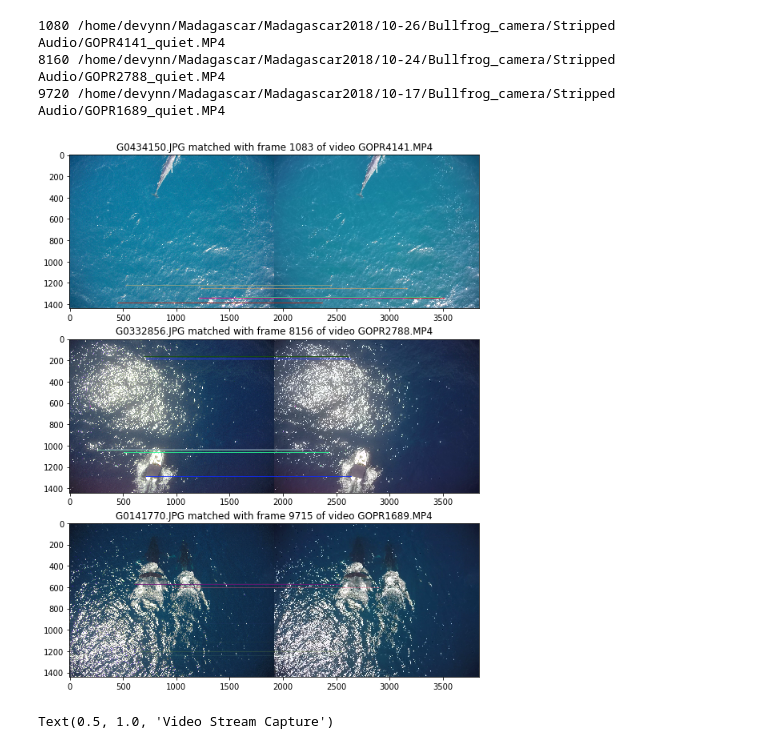
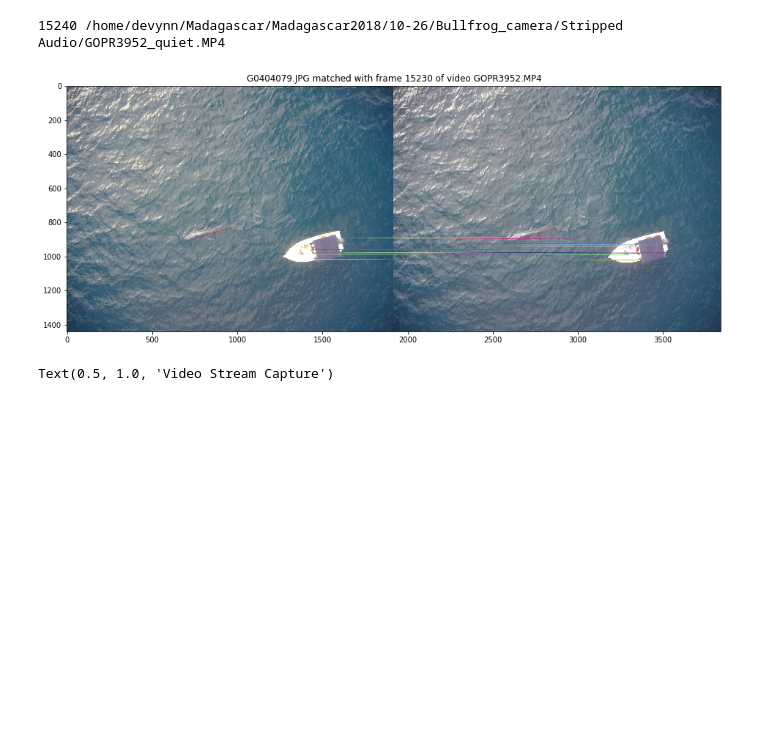
Before and after one commit to PointRoadSolutions/omurasWhaleAnalysis, a Jupyter notebook: Madagascar Image Processing.ipynb, the cells around one changed output. Saved outputs shown, nothing was run; the diff lists cells and outputs as text; code cells hidden in the pictures; blank space fills up the shorter version.

```diff
--- a/Madagascar Image Processing.ipynb
+++ b/Madagascar Image Processing.ipynb
@@ -125,38 +125,36 @@ def findframe(images, pathbegin = '/home/devynn/Madagascar/', framecheck = 10, s
         matchset = matches[framestop]
         exactframe = framestop+frameflag-framecheck
 
         # Append list to bestmatches containing image, keypoints, frame, matches, frame number, image and video filenames
         bestmatches.append([image, kp_img, frameset_colorcorrect[framestop],
                             kp[framestop], matchset, exactframe, imagefile, videofile])
 
     # Graph everything
     if showgraph is True:
         mpl.rcParams['figure.figsize'] = [16.0, 12.0]
 
         for image_video_pair in range(len(bestmatches)):
             dataset = bestmatches[image_video_pair]
             matched_image = dataset[0]
             matched_kp_img = dataset[1]
             matched_frame = dataset[2]
             matched_kp_frame = dataset[3]
             matched_matches = dataset[4]
             framename = dataset[5]
             imagename = dataset[6]
             videoname = dataset[7]
             imagematches = cv2.drawMatches(matched_image, matched_kp_img,
                                            matched_frame, matched_kp_frame, matched_matches[:20], None, flags=2)
             plt.subplot(len(bestmatches), 1, image_video_pair+1)
             plt.imshow(imagematches)
             plt.title(imagename + ' matched with frame ' + str(framename) + ' of video ' + videoname)
 
     return(bestmatches)
 
-matcher = findframe(['G0434150.JPG', 'G0332856.JPG', 'G0141770.JPG'])
+matcher = findframe(['G0404079.JPG'])
 # %% [output]
-1080 /home/devynn/Madagascar/Madagascar2018/10-26/Bullfrog_camera/Stripped Audio/GOPR4141_quiet.MP4
-8160 /home/devynn/Madagascar/Madagascar2018/10-24/Bullfrog_camera/Stripped Audio/GOPR2788_quiet.MP4
-9720 /home/devynn/Madagascar/Madagascar2018/10-17/Bullfrog_camera/Stripped Audio/GOPR1689_quiet.MP4
+15240 /home/devynn/Madagascar/Madagascar2018/10-26/Bullfrog_camera/Stripped Audio/GOPR3952_quiet.MP4
-[figure, old version]
+[figure, new version]
 # %%
 # Code below this cell is old and probably not necessary
 # %%
```
Also changed, not shown: 1 other file.
